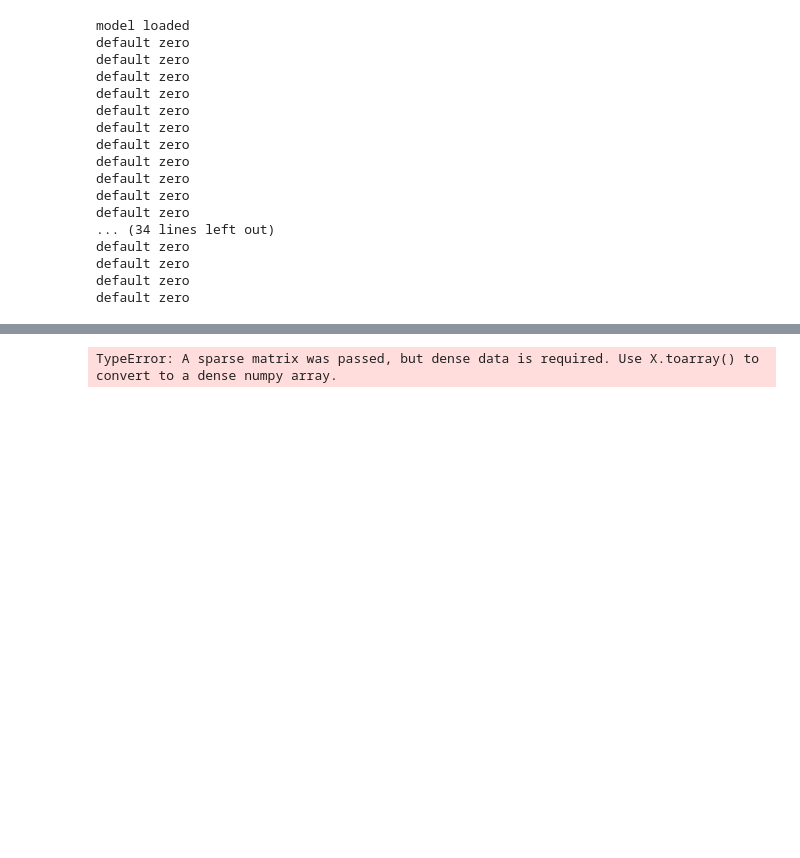
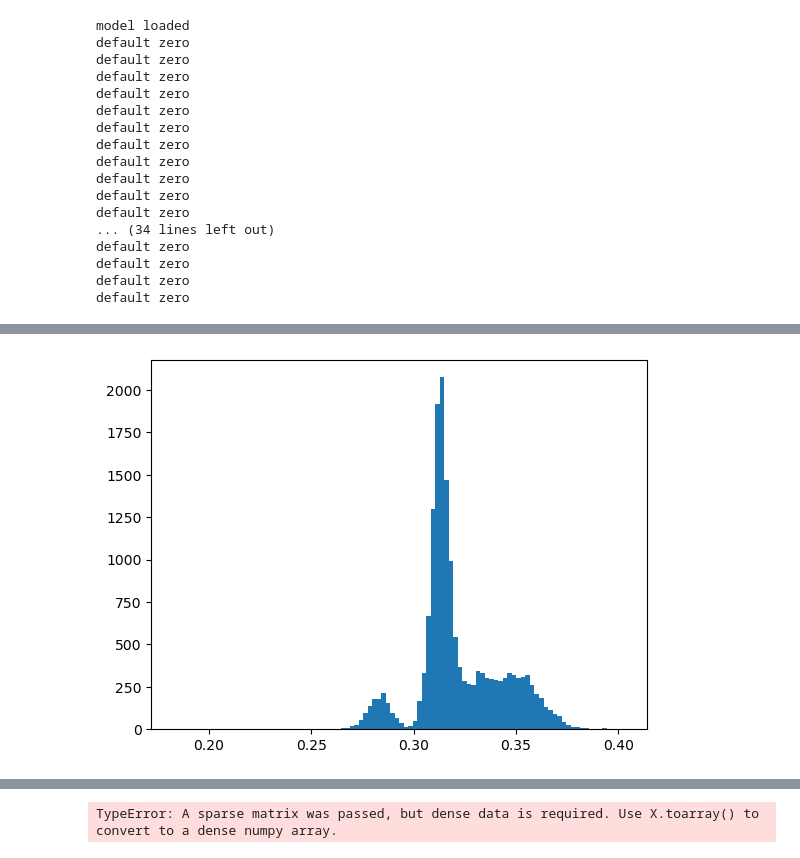
Before and after one commit to amdson/go_metric, a Jupyter notebook: paper_tars.ipynb, the cells around one changed output, grey strips where cells are left out. Cells and saved outputs as stored; diff of their text form; code cells hidden in the pictures; blank space fills up the shorter version.

```diff
--- a/paper_tars.ipynb
+++ b/paper_tars.ipynb
@@ -147,3 +167,9 @@ ml_val_sample_probs = ml_val_probs[:, term_ids].toarray()
+# %%
+plt.hist(term_probs[:, 5], bins=100)
+plt.show()
+# plt.hist(torch.sigmoid(torch.FloatTensor(ml_val_sample_probs[:, 3])), bins=100)
+# %% [output]
+[figure, added]
 # %%
 from sklearn.metrics import f1_score
 labels = val_dataset.seq_dataset.labels.toarray()
```
Also changed, not shown: parts of 7 cells of this notebook, 8 other files.
